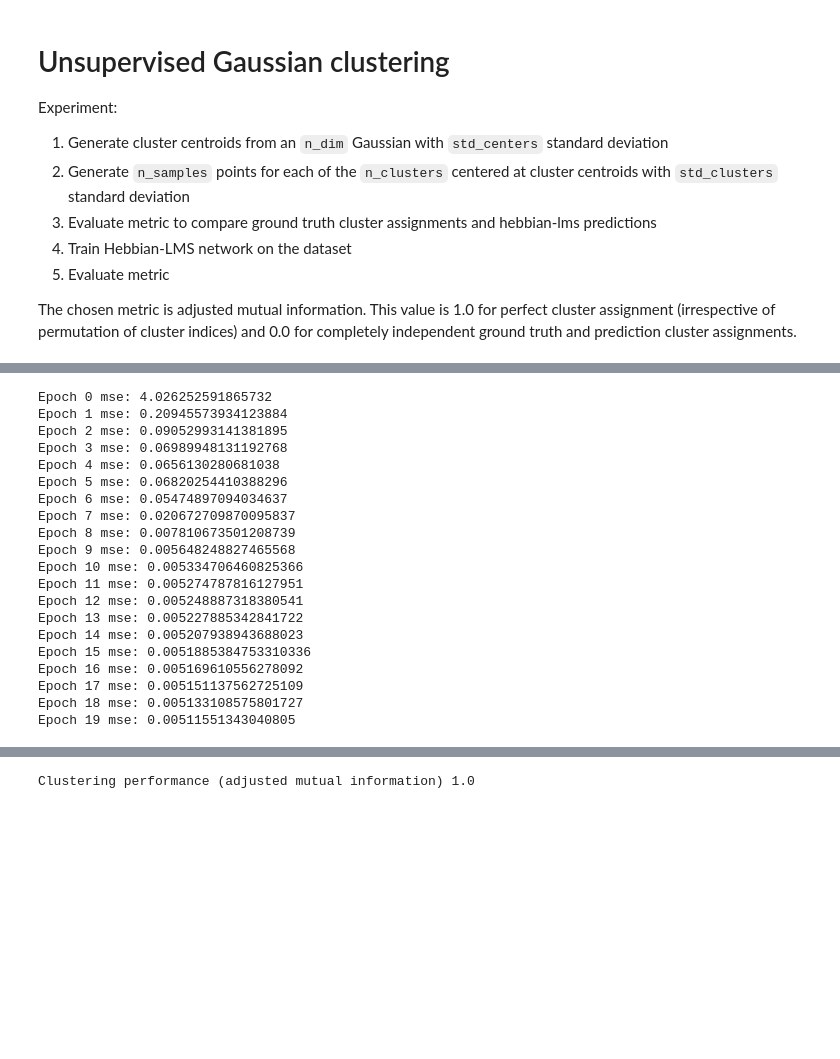
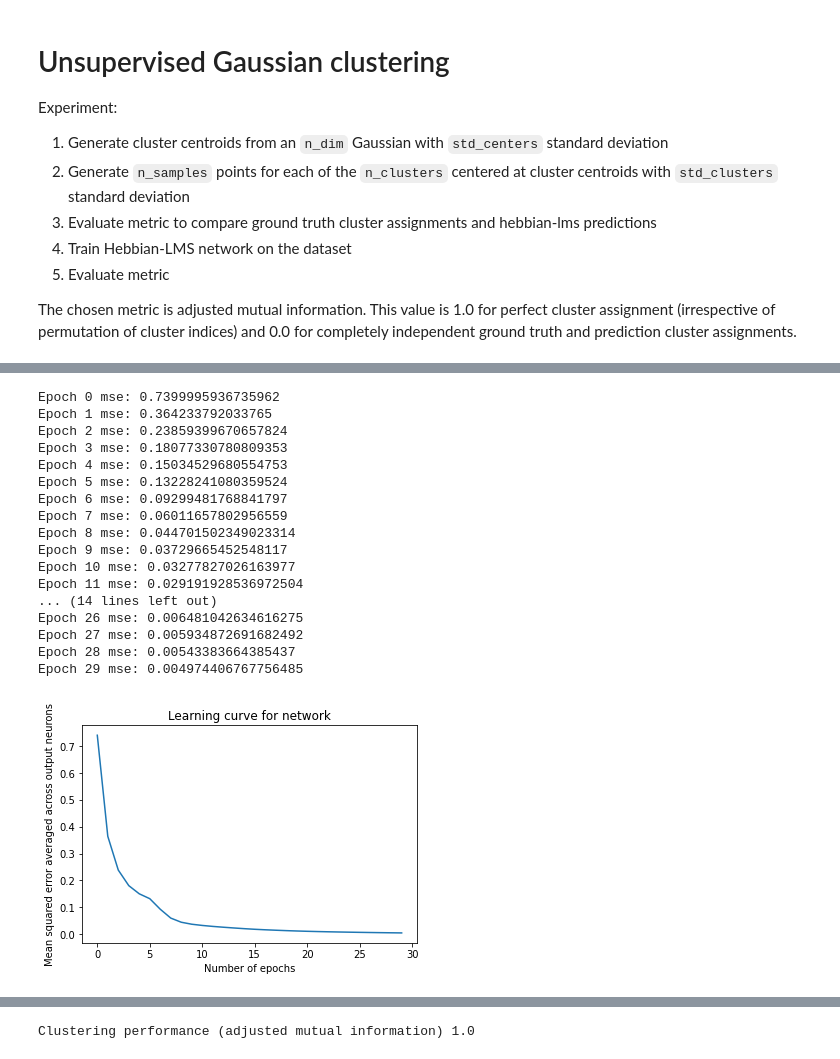
Before and after one commit to Abhipray/hebbian_lms, a Jupyter notebook: clustering_experiment.ipynb, the cells around one changed output, grey strips where cells are left out. Drawn from its saved outputs; the diff is of its cells as text; code cells hidden in the pictures; blank space fills up the shorter version.

```diff
--- a/clustering_experiment.ipynb
+++ b/clustering_experiment.ipynb
@@ -48,6 +48,7 @@ Clustering performance (adjusted mutual information) 0.8451443321730974
 # %%
 # Train network
 errors = np.zeros((n_samples*n_epochs_save,))
+epoch_errors = []
 for n in range(n_epochs):
     _, _, error = hlms.fit(X)
     mse = np.mean(error**2, axis=1)
@@ -56,26 +57,30 @@ for n in range(n_epochs):
         errors[n*n_samples:n_samples*(n+1)] = mse
     epoch_mse = np.mean(mse)
     print(f"Epoch {n} mse: {epoch_mse}")
-    prev_error = epoch_mse
+    epoch_errors.append(epoch_mse)
 # %% [output]
-Epoch 0 mse: 4.026252591865732
-Epoch 1 mse: 0.20945573934123884
-Epoch 2 mse: 0.09052993141381895
-Epoch 3 mse: 0.06989948131192768
-Epoch 4 mse: 0.0656130280681038
-Epoch 5 mse: 0.06820254410388296
-Epoch 6 mse: 0.05474897094034637
-Epoch 7 mse: 0.020672709870095837
-Epoch 8 mse: 0.007810673501208739
-Epoch 9 mse: 0.005648248827465568
-Epoch 10 mse: 0.005334706460825366
-Epoch 11 mse: 0.005274787816127951
-Epoch 12 mse: 0.005248887318380541
-Epoch 13 mse: 0.005227885342841722
-Epoch 14 mse: 0.005207938943688023
-Epoch 15 mse: 0.0051885384753310336
-Epoch 16 mse: 0.005169610556278092
-Epoch 17 mse: 0.005151137562725109
-Epoch 18 mse: 0.005133108575801727
-Epoch 19 mse: 0.00511551343040805
+Epoch 0 mse: 0.7399995936735962
+Epoch 1 mse: 0.364233792033765
+Epoch 2 mse: 0.23859399670657824
+Epoch 3 mse: 0.18077330780809353
+Epoch 4 mse: 0.15034529680554753
+Epoch 5 mse: 0.13228241080359524
+Epoch 6 mse: 0.09299481768841797
+Epoch 7 mse: 0.06011657802956559
+Epoch 8 mse: 0.044701502349023314
+Epoch 9 mse: 0.03729665452548117
+Epoch 10 mse: 0.03277827026163977
+Epoch 11 mse: 0.029191928536972504
+... (14 lines left out)
+Epoch 26 mse: 0.006481042634616275
+Epoch 27 mse: 0.005934872691682492
+Epoch 28 mse: 0.00543383664385437
+Epoch 29 mse: 0.004974406767756485
+# %%
+plt.plot(epoch_errors);
+plt.title('Learning curve for network');
+plt.xlabel('Number of epochs');
+plt.ylabel('Mean squared error averaged across output neurons');
+# %% [output]
+[figure, added]
 # %%
```
Also changed, not shown: parts of 4 cells of this notebook.
